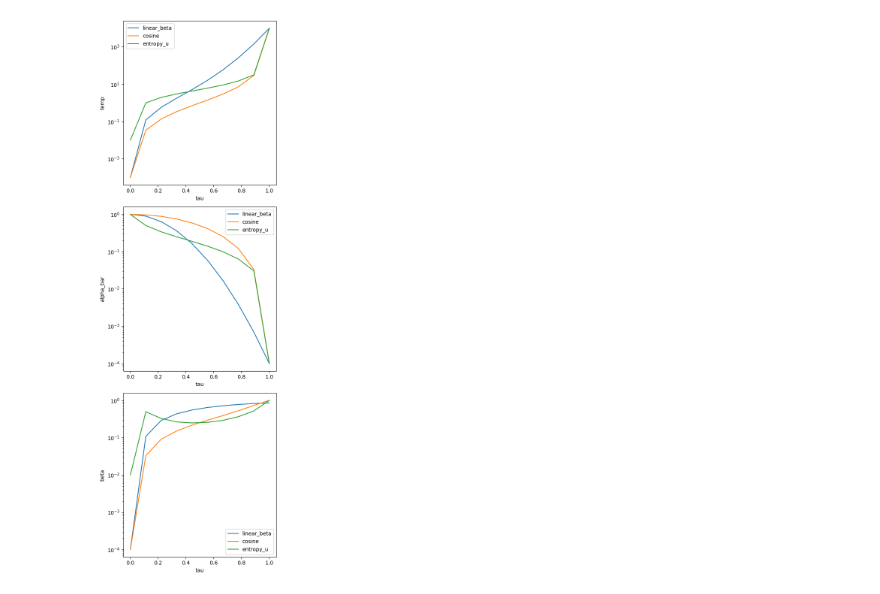
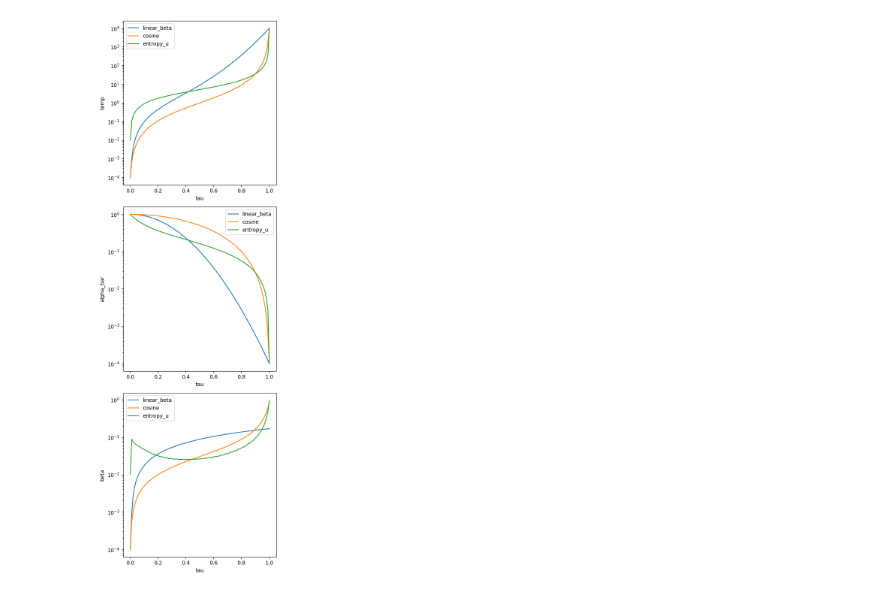
Before and after one commit to antoniibelyshev/physics-of-diffusion-models, a Jupyter notebook: compare_schedules.ipynb, the cells around one changed output. Saved outputs shown, nothing was run; the diff lists cells and outputs as text; code cells hidden in the pictures.

```diff
--- a/compare_schedules.ipynb
+++ b/compare_schedules.ipynb
@@ -6,33 +6,33 @@ from torch import linspace
 
 
 config = load_config()
-tau = linspace(0, 1, 10)
+config.data.dataset_name = "mnist"
+tau = linspace(0, 1, 100)
 coeffs_dict: dict[str, DynamicCoeffs] = {}
 for noise_schedule in [
     "linear_beta",
     "cosine",
     "entropy_u",
 ]:
     config.diffusion.noise_schedule = noise_schedule
     coeffs_dict[noise_schedule] = DynamicCoeffs(get_temp_schedule(config)(tau))
 
 coeff_names = ["temp", "alpha_bar", "beta"]
 
 
 plt.figure(figsize=(5, len(coeff_names) * 5))
 
 for i, coeff_name in enumerate(coeff_names, 1):
     plt.subplot(len(coeff_names), 1, i)
     for name, coeffs in coeffs_dict.items():
         plt.plot(tau, getattr(coeffs, coeff_name), label=name)
 
     plt.yscale("log")
     plt.xlabel("tau")
     plt.ylabel(coeff_name)
     plt.legend()
 
-
 plt.tight_layout()
 plt.show()
 # %% [output]
-[figure, old version]
+[figure, new version]
```
Also changed, not shown: 6 other files.
